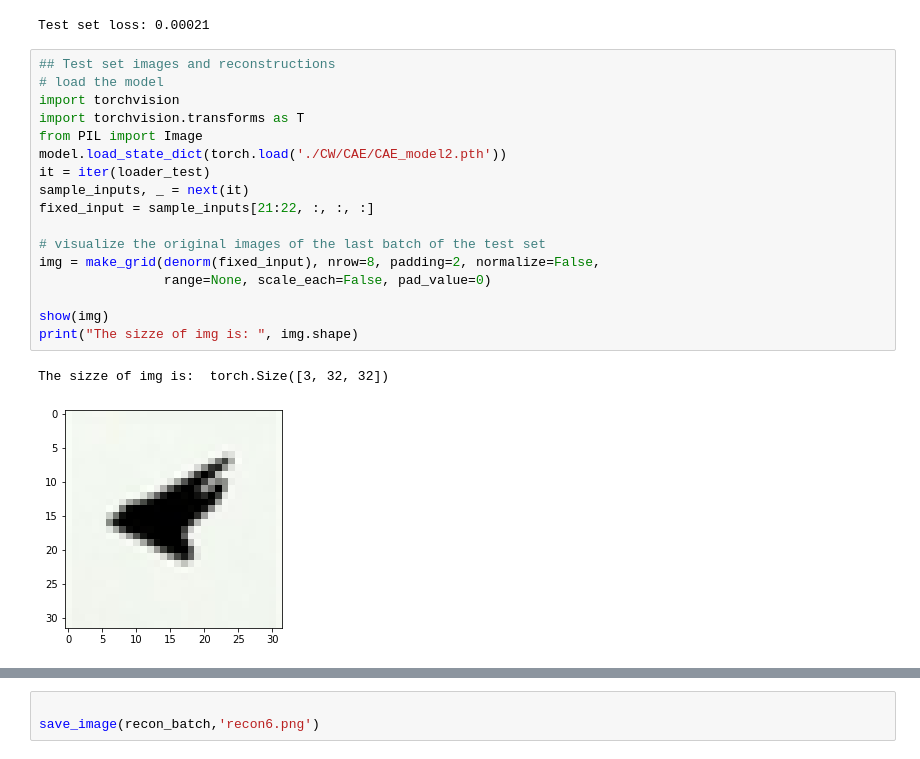
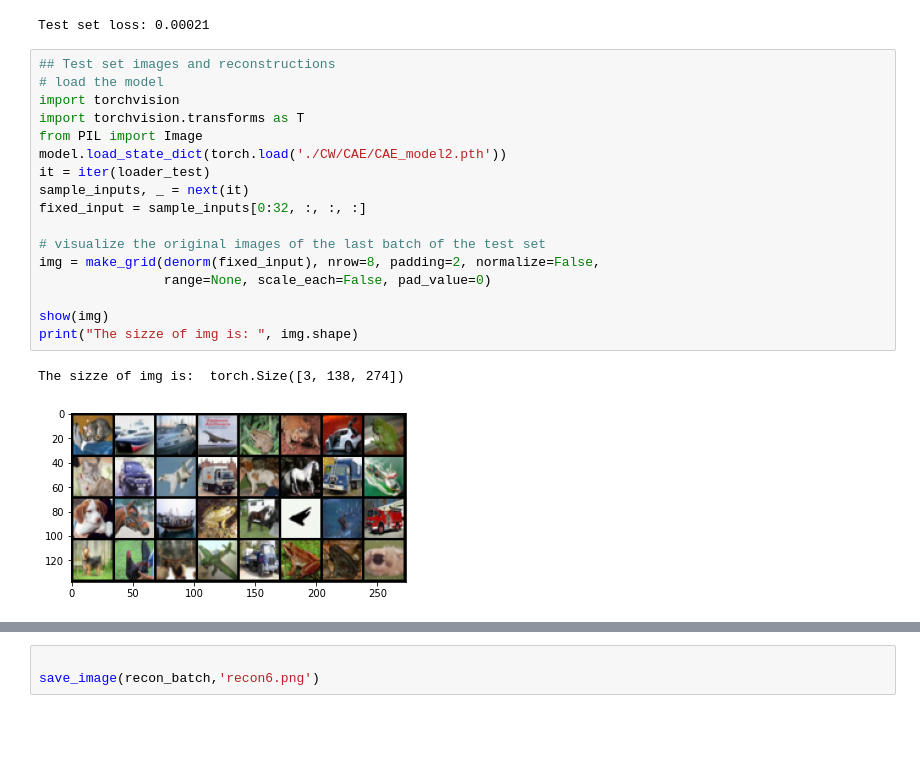
Before and after one commit to AditiAgrawal95/CAECompressionSWinIRRestoration, a Jupyter notebook: CAE.ipynb, the cells around one changed output, grey strips where cells are left out. Drawn from its saved outputs; the diff is of its cells as text; blank space fills up the shorter version.

```diff
--- a/CAE.ipynb
+++ b/CAE.ipynb
@@ -346,20 +346,20 @@ Test set loss: 0.00021
 # %%
 ## Test set images and reconstructions
 # load the model
 import torchvision
 import torchvision.transforms as T
 from PIL import Image
 model.load_state_dict(torch.load('./CW/CAE/CAE_model2.pth'))
 it = iter(loader_test)
 sample_inputs, _ = next(it)
-fixed_input = sample_inputs[21:22, :, :, :]
+fixed_input = sample_inputs[0:32, :, :, :]
 
 # visualize the original images of the last batch of the test set
 img = make_grid(denorm(fixed_input), nrow=8, padding=2, normalize=False,
                 range=None, scale_each=False, pad_value=0)
 
 show(img)
 print("The sizze of img is: ", img.shape)
 # %% [output]
-The sizze of img is:  torch.Size([3, 32, 32])
+The sizze of img is:  torch.Size([3, 138, 274])
-[figure, old version]
+[figure, new version]
```
Also changed, not shown: parts of 3 cells of this notebook.
